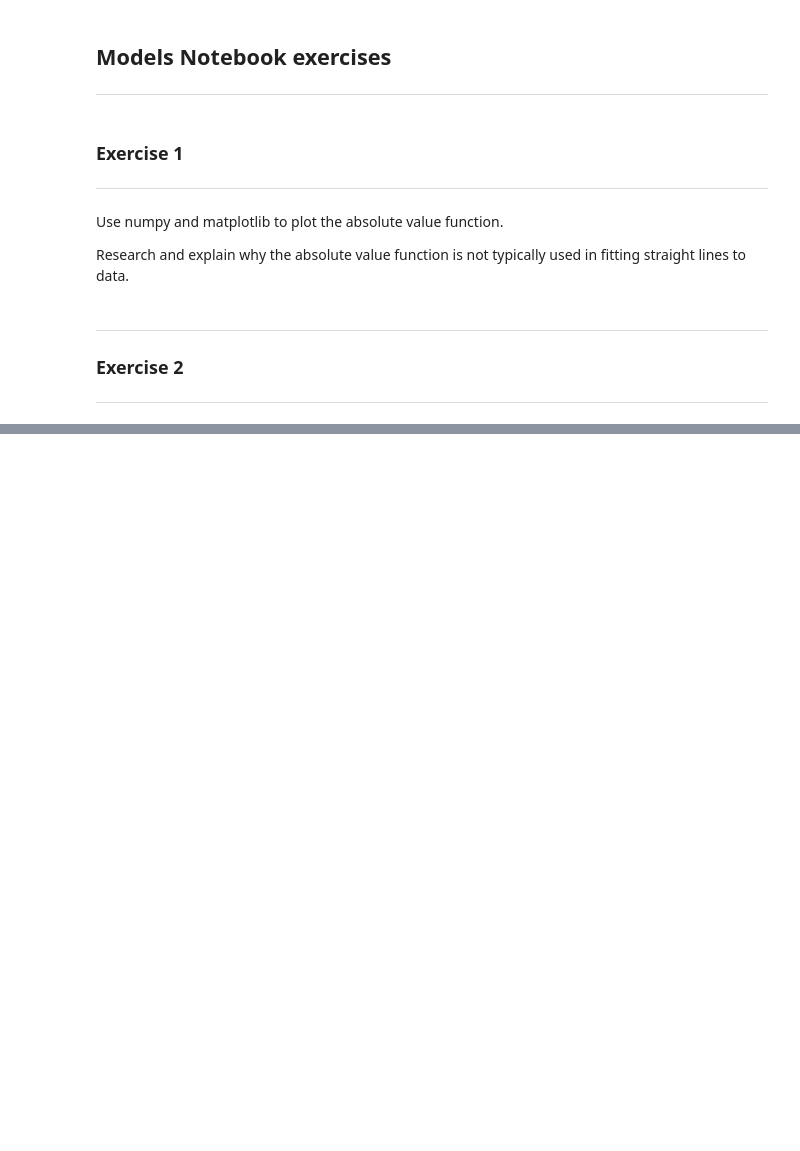
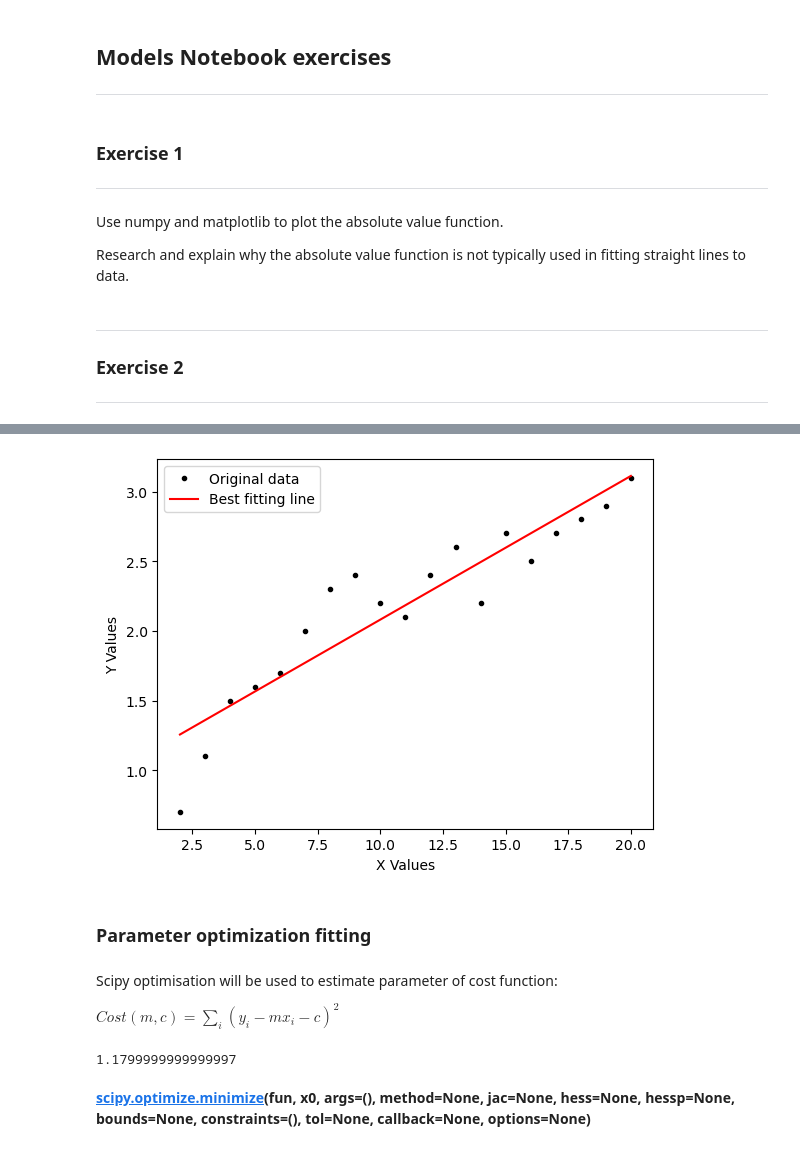
Before and after one commit to Mantvydas-data/MLS-Project, a Jupyter notebook: exercises/02.models-exercises.ipynb, the cells around one changed output, grey strips where cells are left out. Saved outputs shown, nothing was run; the diff lists cells and outputs as text; code cells hidden in the pictures; blank space fills up the shorter version.

```diff
--- a/exercises/02.models-exercises.ipynb
+++ b/exercises/02.models-exercises.ipynb
@@ -23,0 +116,18 @@ y = [0.7, 1.1, 1.5, 1.6, 1.7, 2.0, 2.3, 2.4, 2.2, 2.1, 2.4, 2.6, 2.2, 2.7, 2.5,
+# %%
+# Plotting original data and best fitted line
+plt.plot(x, y, 'k.', label="Original data")
+plt.plot(x, m * x + c, 'r-', label='Best fitting line')
+
+# Adding a legend.
+plt.legend()
+plt.xlabel('X Values')
+plt.ylabel('Y Values')
+plt.show()
+# %% [output]
+[figure, added]
+# %% [markdown]
+### Parameter optimization fitting
+# %% [markdown]
+Scipy optimisation will be used to estimate parameter of cost function:
+
+$Cost(m, c) = \sum_i (y_i - mx_i - c)^2$
@@ -23,0 +155,7 @@ y = [0.7, 1.1, 1.5, 1.6, 1.7, 2.0, 2.3, 2.4, 2.2, 2.1, 2.4, 2.6, 2.2, 2.7, 2.5,
+# %%
+# Trying with results from previous method.
+cost((0.1,1.0))
+# %% [output]
+1.1799999999999997
+# %% [markdown]
+**[scipy.optimize.minimize](https://docs.scipy.org/doc/scipy/reference/generated/scipy.optimize.minimize.html#scipy.optimize.mini)(fun, x0, args=(), method=None, jac=None, hess=None, hessp=None, bounds=None, constraints=(), tol=None, callback=None, options=None)**
```
Also changed, not shown: parts of 31 cells of this notebook, 1 other file.
